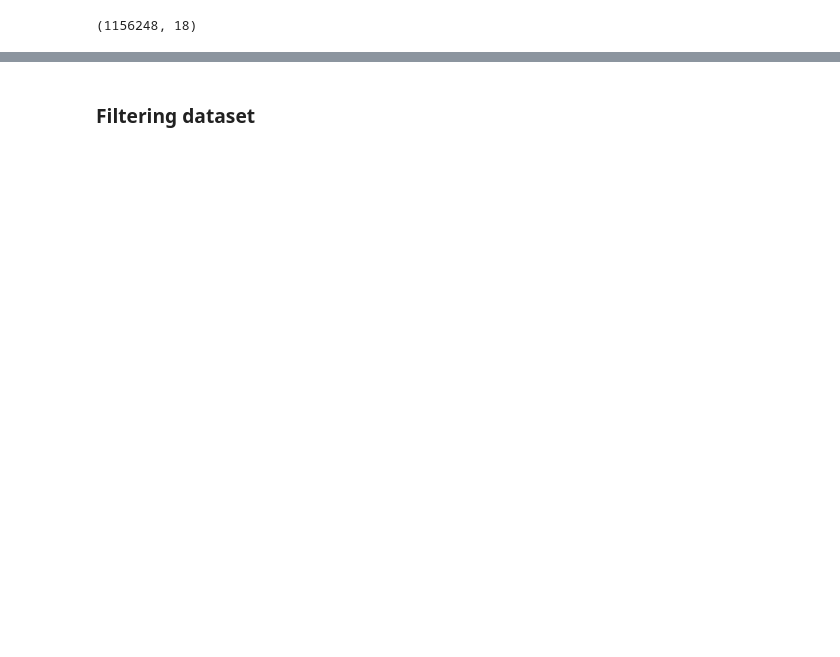
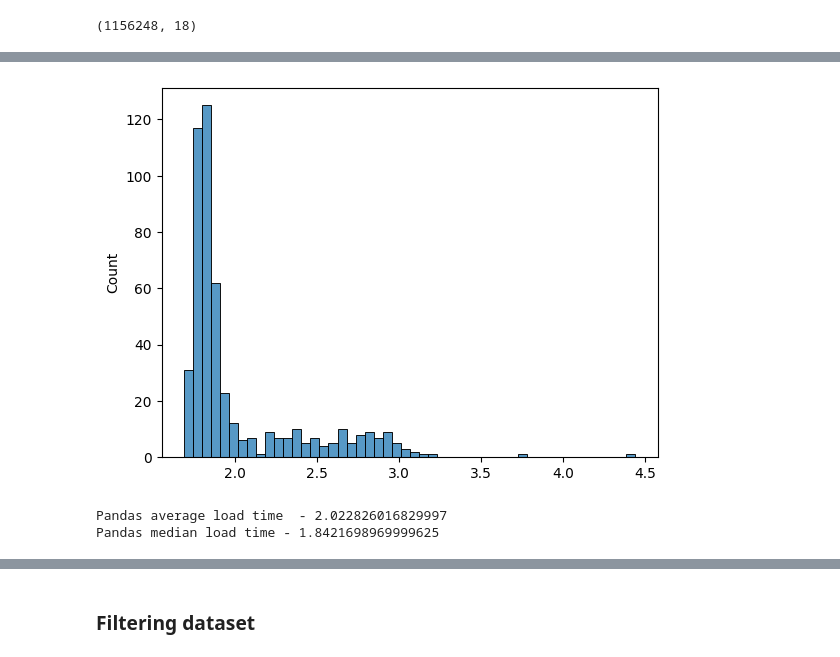
Before and after one commit to Vellyanova/eda_and_dev_tools, a Jupyter notebook: EDA_online_shoppers.ipynb, the cells around one changed output, grey strips where cells are left out. Drawn from its saved outputs; the diff is of its cells as text; code cells hidden in the pictures; blank space fills up the shorter version.

```diff
--- a/EDA_online_shoppers.ipynb
+++ b/EDA_online_shoppers.ipynb
@@ -1138,0 +1168,12 @@ Pandas slower than Polars
+# %%
+# Pandas
+%%time
+
+load_times_pd = []
+
+for _ in range(500):
+  start = process_time()
+  df_pd = pd.read_csv("data_big.csv")
+  end = process_time()
+  step_time = end - start
+  load_times_pd.append(step_time)
@@ -1138,0 +1183,10 @@ Pandas slower than Polars
+# %%
+sns.histplot(x=load_times_pd, bins=50)
+plt.show();
+# %% [output]
+[figure, added]
+# %%
+print(f'Pandas average load time  - {np.mean(load_times_pd)}\nPandas median load time - {np.median(load_times_pd)}')
+# %% [output]
+Pandas average load time  - 2.022826016829997
+Pandas median load time - 1.8421698969999625
```
Also changed, not shown: parts of 55 cells of this notebook.
